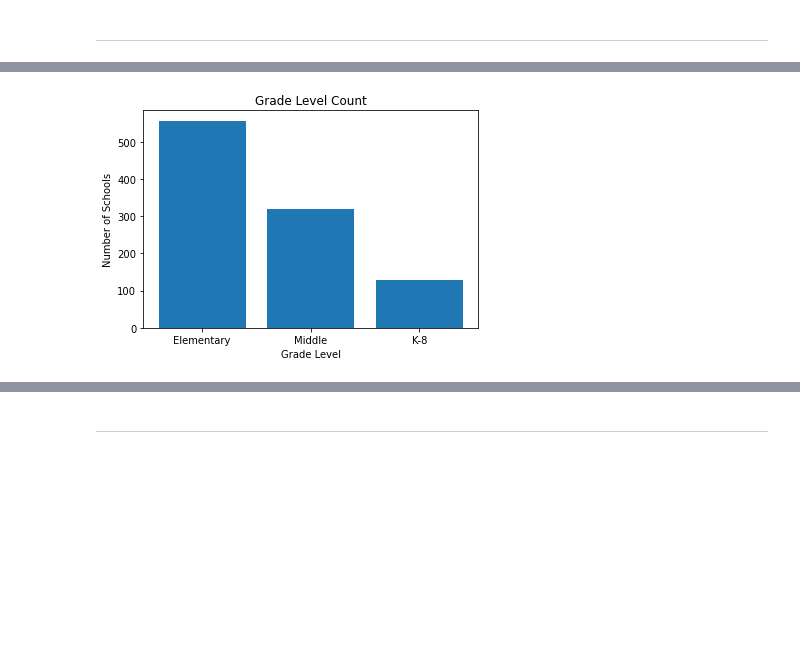
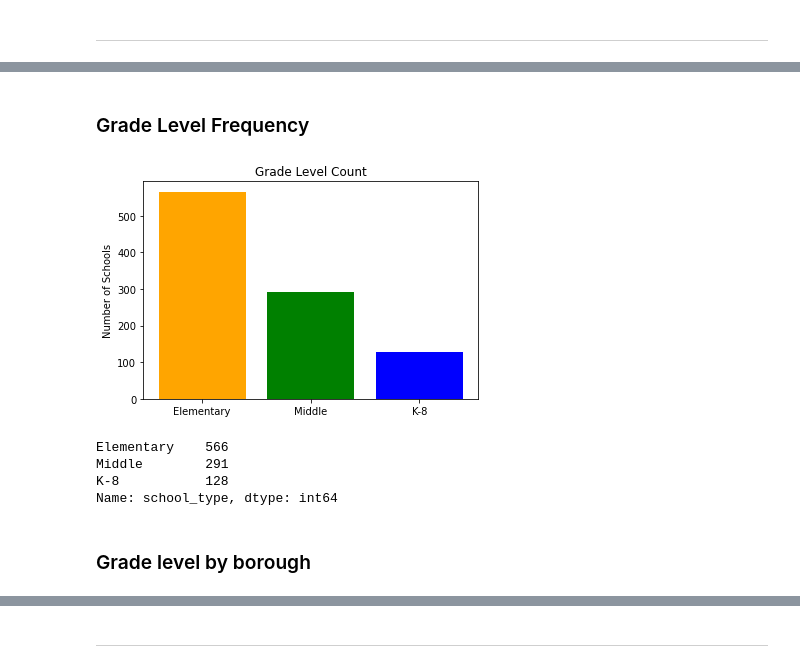
Before and after one commit to kevinmacmat/measuring_community_school_satisfaction, a Jupyter notebook: sqr_eda.ipynb, the cells around one changed output, grey strips where cells are left out. Drawn from its saved outputs; the diff is of its cells as text; code cells hidden in the pictures; blank space fills up the shorter version.

```diff
--- a/sqr_eda.ipynb
+++ b/sqr_eda.ipynb
@@ -39,9 +24,17 @@ Name: school_type, dtype: int64
+# %% [markdown]
+### Grade Level Frequency
 # %%
-plt.bar(df.school_type.value_counts().index, df.school_type.value_counts().values)
+plt.bar(df.school_type.value_counts().index, df.school_type.value_counts().values, color=['orange', 'green', 'blue'])
 plt.title('Grade Level Count')
-plt.xlabel('Grade Level')
 plt.ylabel('Number of Schools')
 plt.show()
+print(df.school_type.value_counts())
 # %% [output]
-[figure, old version]
+[figure, new version]
+Elementary    566
+Middle        291
+K-8           128
+Name: school_type, dtype: int64
+# %% [markdown]
+### Grade level by borough
 # %%
```
Also changed, not shown: parts of 40 cells of this notebook, 11 other files.
